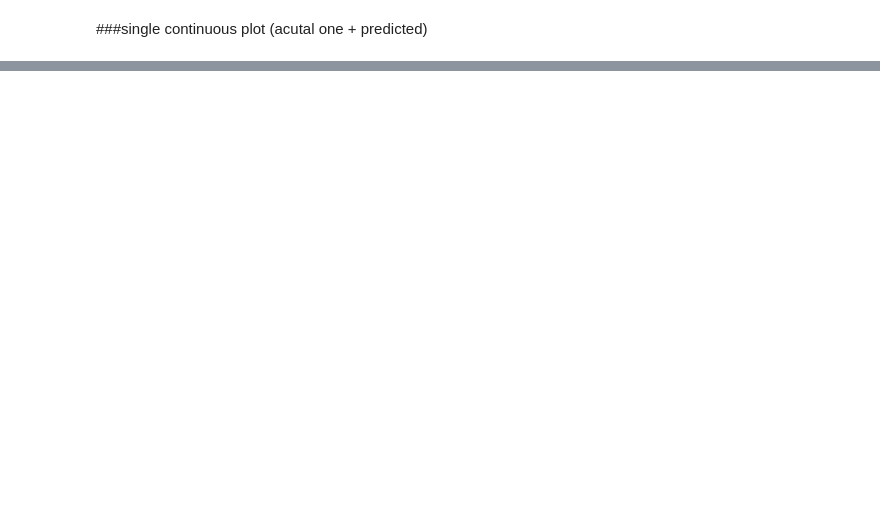
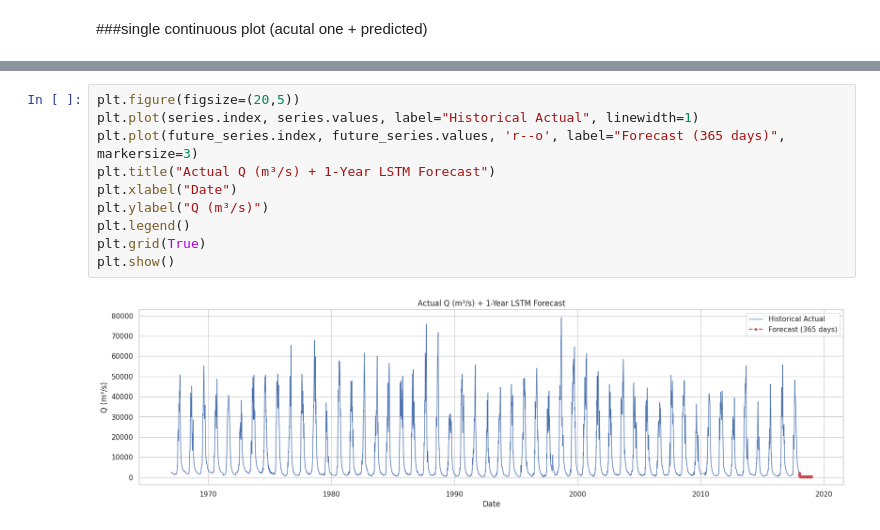
Before and after one commit to GVSU-CIS635/projects-outliers, a Jupyter notebook: LSTM_model.ipynb, the cells around one changed output, grey strips where cells are left out. Cells and saved outputs as stored; diff of their text form; blank space fills up the shorter version.

```diff
--- a/LSTM_model.ipynb
+++ b/LSTM_model.ipynb
@@ -308,0 +402,12 @@ plt.show()
+# %%
+plt.figure(figsize=(20,5))
+plt.plot(series.index, series.values, label="Historical Actual", linewidth=1)
+plt.plot(future_series.index, future_series.values, 'r--o', label="Forecast (365 days)", markersize=3)
+plt.title("Actual Q (m³/s) + 1-Year LSTM Forecast")
+plt.xlabel("Date")
+plt.ylabel("Q (m³/s)")
+plt.legend()
+plt.grid(True)
+plt.show()
+# %% [output]
+[figure, added]
```
Also changed, not shown: parts of 17 cells of this notebook.
